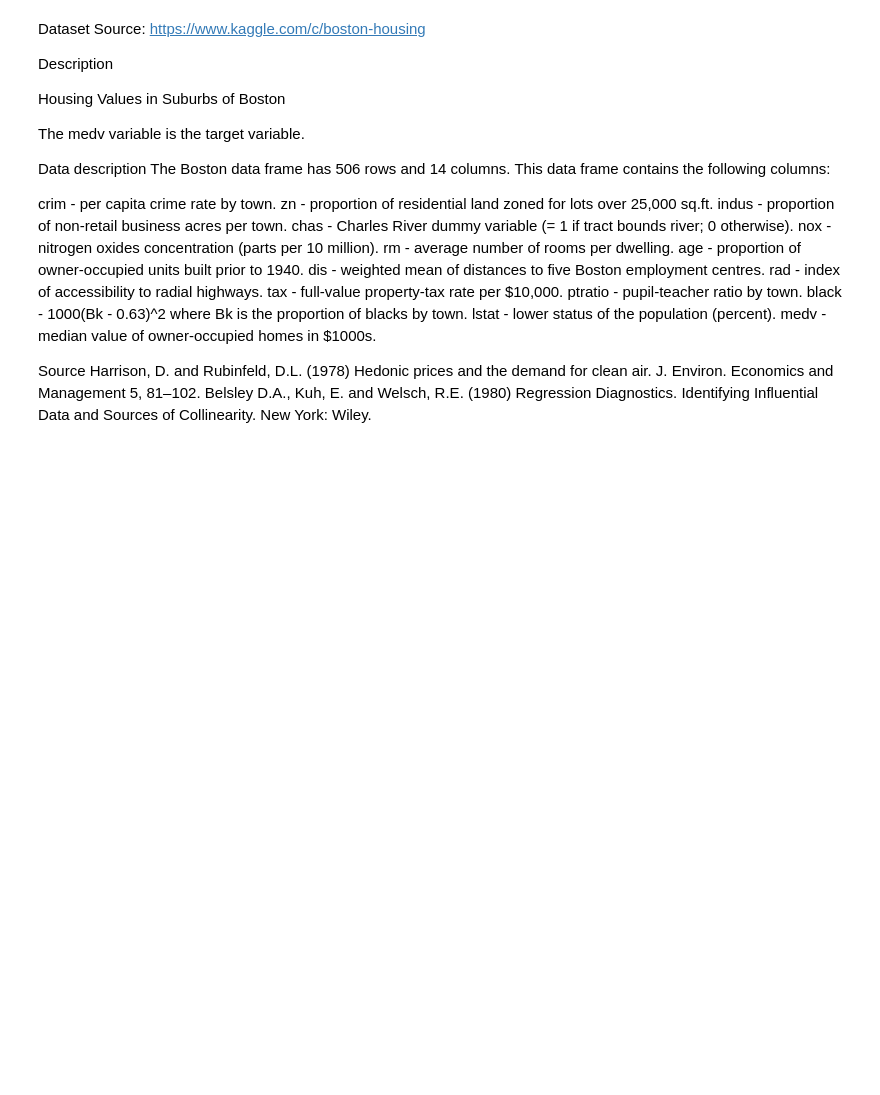
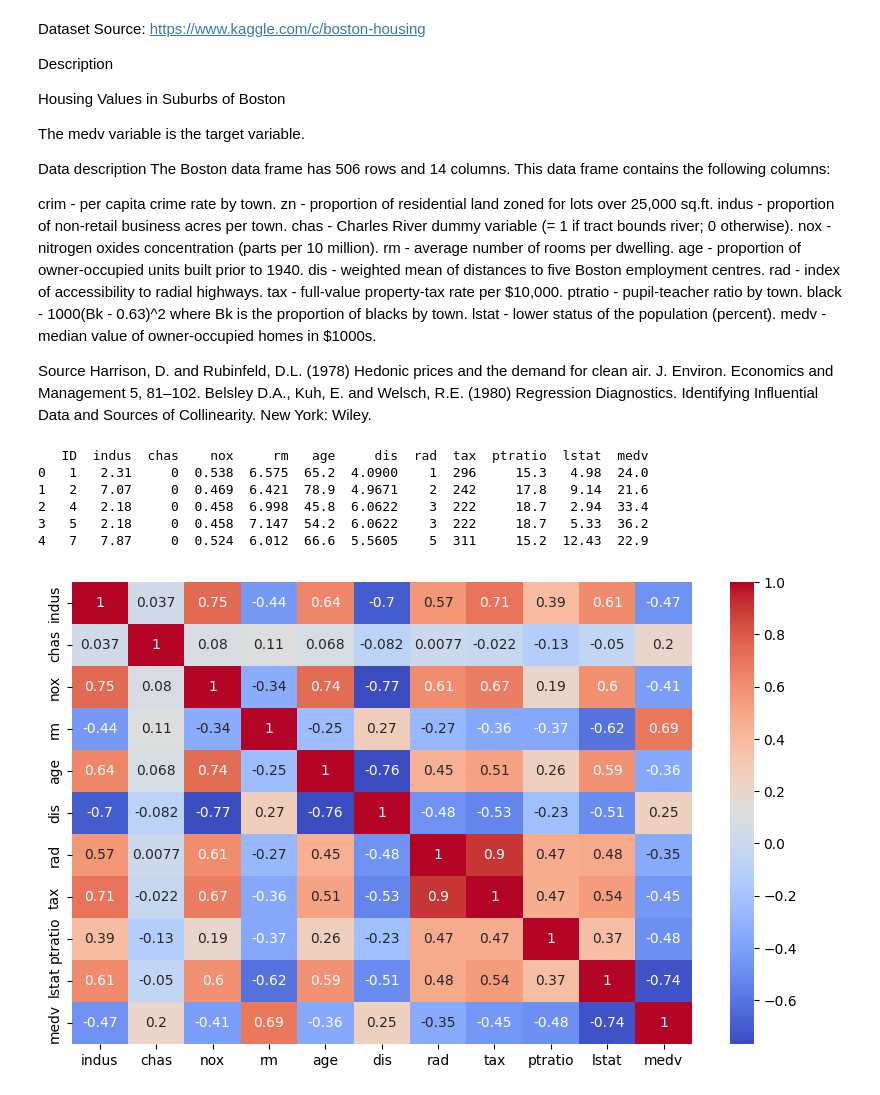
Before and after one commit to Faweenagua/ML-Regression-Projects, a Jupyter notebook: Housing Price Prediction/housingPricePrediction.ipynb, the cells around one changed output. Drawn from its saved outputs; the diff is of its cells as text; code cells hidden in the pictures; blank space fills up the shorter version.

Commit message:
import data plus heatmap

```diff
--- a/Housing Price Prediction/housingPricePrediction.ipynb
+++ b/Housing Price Prediction/housingPricePrediction.ipynb
@@ -29,3 +29,33 @@ medv - median value of owner-occupied homes in \$1000s.
 Source
 Harrison, D. and Rubinfeld, D.L. (1978) Hedonic prices and the demand for clean air. J. Environ. Economics and Management 5, 81–102.
 Belsley D.A., Kuh, E. and Welsch, R.E. (1980) Regression Diagnostics. Identifying Influential Data and Sources of Collinearity. New York: Wiley.
+# %%
+import pandas as pd
+
+# Store the raw GitHub URL in a variable
+url = 'https://raw.githubusercontent.com/Faweenagua/ML-Regression-Projects/refs/heads/master/Housing%20Price%20Prediction/boston_data.csv'
+
+# Use pandas to read the CSV file directly from the URL
+df = pd.read_csv(url)
+
+
+# Display the first few rows of the DataFrame to verify
+print(df.head())
+# %% [output]
+   ID  indus  chas    nox     rm   age     dis  rad  tax  ptratio  lstat  medv
+0   1   2.31     0  0.538  6.575  65.2  4.0900    1  296     15.3   4.98  24.0
+1   2   7.07     0  0.469  6.421  78.9  4.9671    2  242     17.8   9.14  21.6
+2   4   2.18     0  0.458  6.998  45.8  6.0622    3  222     18.7   2.94  33.4
+3   5   2.18     0  0.458  7.147  54.2  6.0622    3  222     18.7   5.33  36.2
+4   7   7.87     0  0.524  6.012  66.6  5.5605    5  311     15.2  12.43  22.9
+# %%
+import seaborn as sns
+import matplotlib.pyplot as plt
+
+# Create a pairplot to visualize relationships between variables
+df = df.drop(columns=['ID'])  # Drop unnecessary column if present
+plt.figure(figsize=(10, 6))
+sns.heatmap(df.corr(), annot=True, cmap='coolwarm')
+plt.show()
+# %% [output]
+[figure, added]
```
